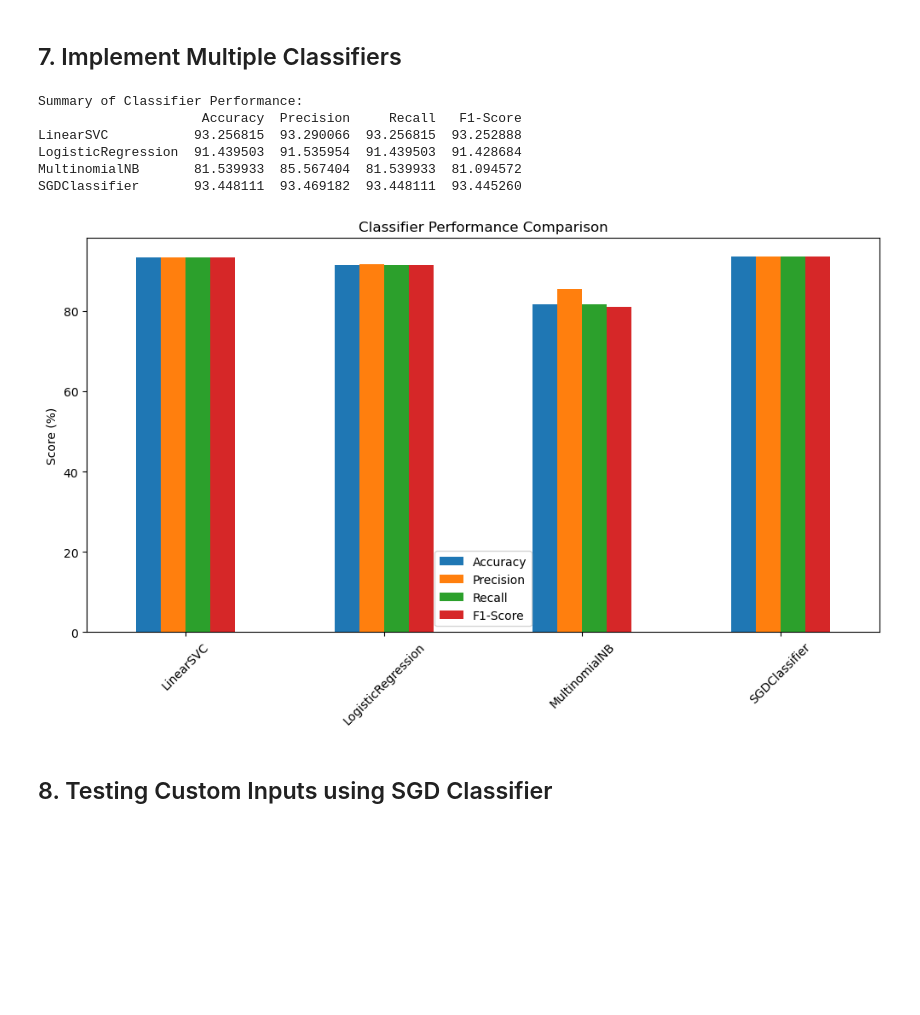
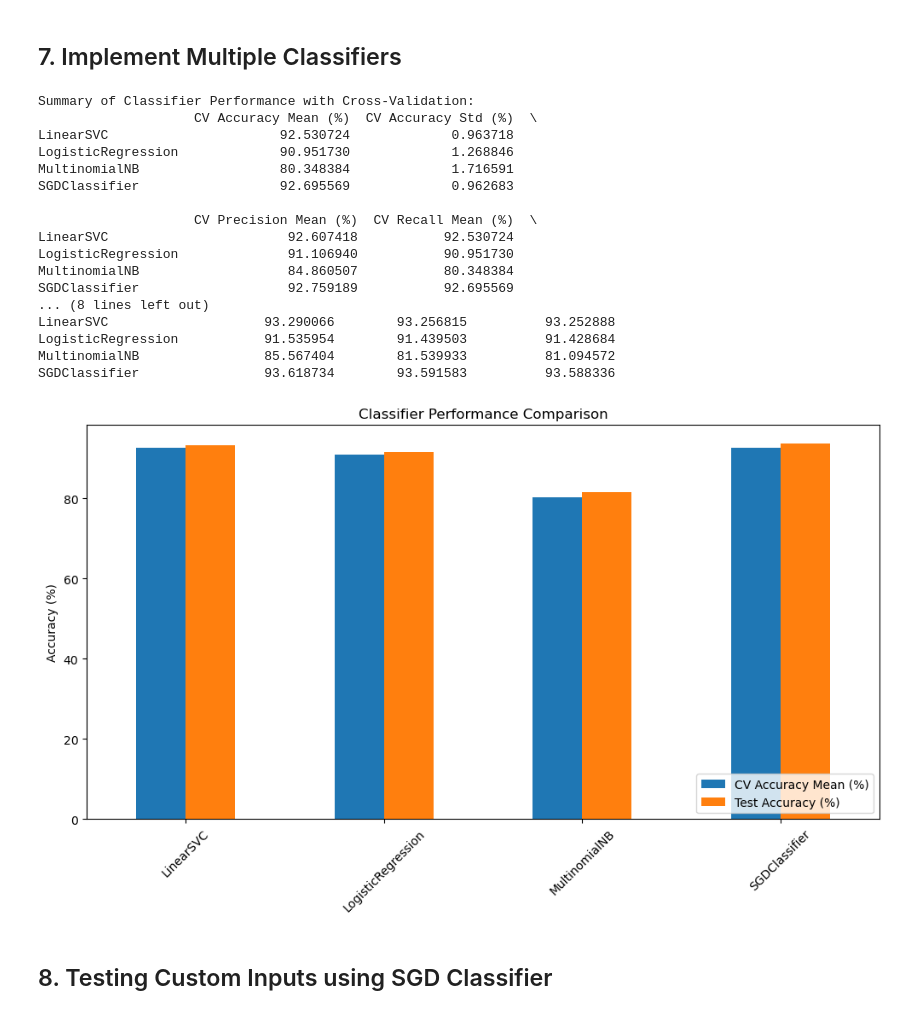
Before and after one commit to Dedepya/Fake-News-Detection-Using-Text-Mining-Classification, a Jupyter notebook: DM_Course_Project.ipynb, the cells around one changed output. Drawn from its saved outputs; the diff is of its cells as text; code cells hidden in the pictures; blank space fills up the shorter version.

Commit message:
cross validation

```diff
--- a/DM_Course_Project.ipynb
+++ b/DM_Course_Project.ipynb
@@ -254,53 +211,86 @@ classifiers = {
     'LogisticRegression': LogisticRegression(max_iter=100),
     'MultinomialNB': MultinomialNB(),
     'SGDClassifier': SGDClassifier(max_iter=1000, tol=1e-3)
 }
 
 # Create an empty dictionary to store results
 results = {}
 
-# Loop through each classifier, train, predict, and store the results
+scoring = ['accuracy', 'precision_weighted', 'recall_weighted', 'f1_weighted']
+
+# Loop through each classifier, perform cross-validation, and store the results
 for name, clf in classifiers.items():
     # Create a pipeline with TF-IDF and classifier
-    pipe = Pipeline([('tfidf', TfidfVectorizer(stop_words='english', max_df=0.7)), ('clf', clf)])
+    pipe = Pipeline([
+        ('tfidf', TfidfVectorizer(stop_words='english', max_df=0.7)),
+        ('clf', clf)
+    ])
 
-    # Train the model
+    # Perform 5-fold cross-validation on the training data
+    cv_results = cross_validate(pipe, X_train, y_train, cv=5, scoring=scoring)
+
+    # Calculate mean and std of cross-validation scores
+    cv_accuracy_mean = cv_results['test_accuracy'].mean()
+    cv_accuracy_std = cv_results['test_accuracy'].std()
+    cv_precision_mean = cv_results['test_precision_weighted'].mean()
+    cv_recall_mean = cv_results['test_recall_weighted'].mean()
+    cv_f1_mean = cv_results['test_f1_weighted'].mean()
+
+    # Fit the model on the entire training data
     pipe.fit(X_train, y_train)
 
     # Predict on the test data
     y_pred = pipe.predict(X_test)
 
-    # Calculate accuracy, precision, recall, and F1-score
+    # Calculate accuracy, precision, recall, and F1-score on test data
     accuracy = accuracy_score(y_test, y_pred)
-    precision, recall, f1, _ = precision_recall_fscore_support(y_test, y_pred, average='weighted')
+    precision, recall, f1, _ = precision_recall_fscore_support(
+        y_test, y_pred, average='weighted')
 
     # Store results in the dictionary
     results[name] = {
-        'Accuracy': accuracy * 100,
-        'Precision': precision * 100,
-        'Recall': recall * 100,
-        'F1-Score': f1 * 100
+        'CV Accuracy Mean (%)': cv_accuracy_mean * 100,
+        'CV Accuracy Std (%)': cv_accuracy_std * 100,
+        'CV Precision Mean (%)': cv_precision_mean * 100,
+        'CV Recall Mean (%)': cv_recall_mean * 100,
+        'CV F1-Score Mean (%)': cv_f1_mean * 100,
+        'Test Accuracy (%)': accuracy * 100,
+        'Test Precision (%)': precision * 100,
+        'Test Recall (%)': recall * 100,
+        'Test F1-Score (%)': f1 * 100
     }
 
 # Convert results to DataFrame for easy display
 results_df = pd.DataFrame(results).T
-print("\nSummary of Classifier Performance:")
+print("\nSummary of Classifier Performance with Cross-Validation:")
 print(results_df)
 
-# Plot results to compare
-results_df.plot(kind='bar', figsize=(12, 6))
+# Plot cross-validation and test accuracies to compare
+results_df[['CV Accuracy Mean (%)', 'Test Accuracy (%)']].plot(kind='bar', figsize=(12, 6))
 plt.title('Classifier Performance Comparison')
-plt.ylabel('Score (%)')
+plt.ylabel('Accuracy (%)')
 plt.xticks(rotation=45)
+plt.legend(loc='lower right')
 plt.show()
 # %% [output]
-Summary of Classifier Performance:
-                     Accuracy  Precision     Recall   F1-Score
-LinearSVC           93.256815  93.290066  93.256815  93.252888
-LogisticRegression  91.439503  91.535954  91.439503  91.428684
-MultinomialNB       81.539933  85.567404  81.539933  81.094572
-SGDClassifier       93.448111  93.469182  93.448111  93.445260
+Summary of Classifier Performance with Cross-Validation:
+                    CV Accuracy Mean (%)  CV Accuracy Std (%)  \
+LinearSVC                      92.530724             0.963718
+LogisticRegression             90.951730             1.268846
+MultinomialNB                  80.348384             1.716591
+SGDClassifier                  92.695569             0.962683
+
+                    CV Precision Mean (%)  CV Recall Mean (%)  \
+LinearSVC                       92.607418           92.530724
+LogisticRegression              91.106940           90.951730
+MultinomialNB                   84.860507           80.348384
+SGDClassifier                   92.759189           92.695569
+... (8 lines left out)
+LinearSVC                    93.290066        93.256815          93.252888
+LogisticRegression           91.535954        91.439503          91.428684
+MultinomialNB                85.567404        81.539933          81.094572
+SGDClassifier                93.618734        93.591583          93.588336
-[figure, old version]
+[figure, new version]
 # %% [markdown]
 ## 8. Testing Custom Inputs using SGD Classifier
 # %%
```
Also changed, not shown: parts of 6 cells of this notebook.
